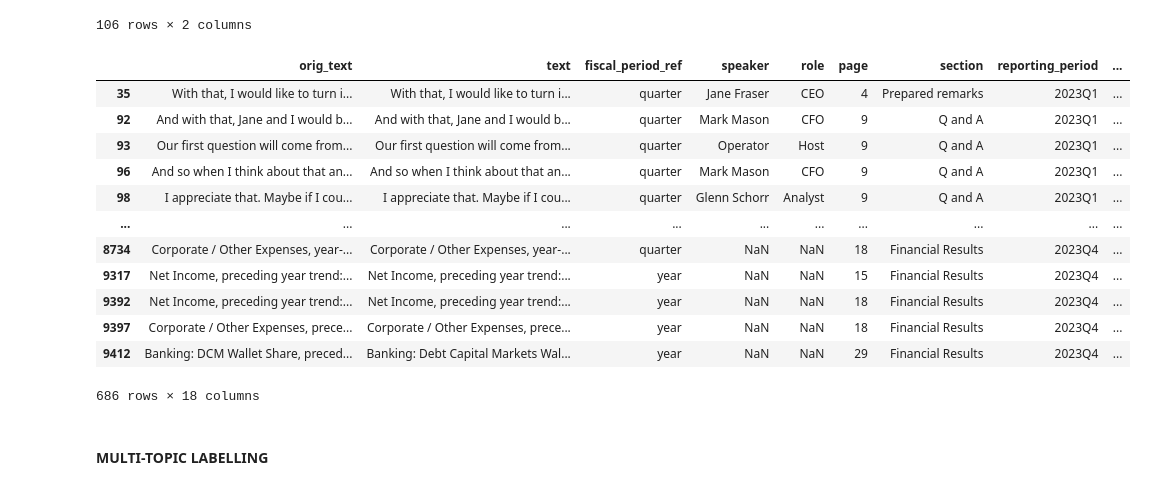
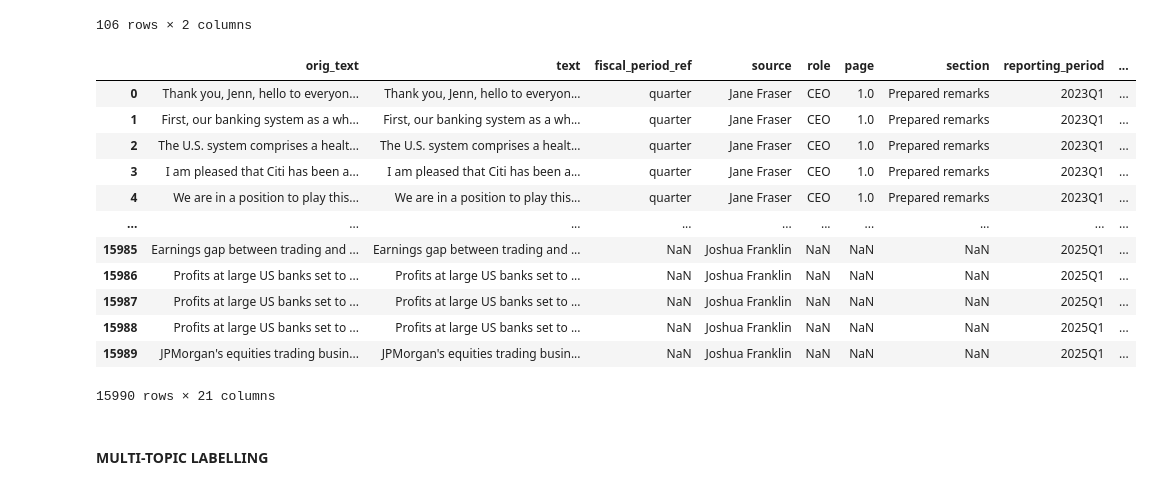
Before and after one commit to zr03/bank-of-eng-risk-monitoring, a Jupyter notebook: boe_risk_monitoring/nlp/nlp.ipynb, the cells around one changed output. Saved outputs shown, nothing was run; the diff lists cells and outputs as text; code cells hidden in the pictures.

```diff
--- a/boe_risk_monitoring/nlp/nlp.ipynb
+++ b/boe_risk_monitoring/nlp/nlp.ipynb
@@ -298,7 +323,7 @@ def label_sentiment_with_llm(chunk, bank, llm_backend, llm_model_name):
 	)
 	output = sentiment_llm.invoke()
 	label = output.sentiment_label
-	rationale = output.rationale
+	rationale = output.sentiment_rationale
 	print(f"Sentiment with respect to {bank}: {chunk.strip()} --> Label: {label}")
 	print(f"Rationale: {rationale}")
 	return label, rationale
@@ -945,16 +942,0 @@ df_all_text_topics[df_all_text_topics[['post_merge_topic_label', 'risk_category'
-# %%
-df_all_text_topics[df_all_text_topics[['post_merge_topic_label', 'risk_category']].isna().any(axis=1)]
-# %% [output]
-|  | orig_text | text | fiscal_period_ref | speaker | role | page | section | reporting_period | ... |
-| 35 | With that, I would like to turn i... | With that, I would like to turn i... | quarter | Jane Fraser | CEO | 4 | Prepared remarks | 2023Q1 | ... |
-| 92 | And with that, Jane and I would b... | And with that, Jane and I would b... | quarter | Mark Mason | CFO | 9 | Q and A | 2023Q1 | ... |
-| 93 | Our first question will come from... | Our first question will come from... | quarter | Operator | Host | 9 | Q and A | 2023Q1 | ... |
-| 96 | And so when I think about that an... | And so when I think about that an... | quarter | Mark Mason | CFO | 9 | Q and A | 2023Q1 | ... |
-| 98 | I appreciate that. Maybe if I cou... | I appreciate that. Maybe if I cou... | quarter | Glenn Schorr | Analyst | 9 | Q and A | 2023Q1 | ... |
-| ... | ... | ... | ... | ... | ... | ... | ... | ... | ... |
-| 8734 | Corporate / Other Expenses, year-... | Corporate / Other Expenses, year-... | quarter | NaN | NaN | 18 | Financial Results | 2023Q4 | ... |
-| 9317 | Net Income, preceding year trend:... | Net Income, preceding year trend:... | year | NaN | NaN | 15 | Financial Results | 2023Q4 | ... |
-| 9392 | Net Income, preceding year trend:... | Net Income, preceding year trend:... | year | NaN | NaN | 18 | Financial Results | 2023Q4 | ... |
-| 9397 | Corporate / Other Expenses, prece... | Corporate / Other Expenses, prece... | year | NaN | NaN | 18 | Financial Results | 2023Q4 | ... |
-| 9412 | Banking: DCM Wallet Share, preced... | Banking: Debt Capital Markets Wal... | year | NaN | NaN | 29 | Financial Results | 2023Q4 | ... |
-686 rows × 18 columns
@@ -960,0 +1029,30 @@ df_all_text_topics[df_all_text_topics[['post_merge_topic_label', 'risk_category'
+# %%
+def score_risk_categories_with_llm(chunk, llm_backend, llm_model_name):
+	"""Label a risk category using the LLM."""
+	prompt = _make_risk_category_scoring_prompt(chunk)
+	risk_label_llm = RiskLabellingLLM(
+		risk_labelling_prompt=prompt,
+		response_schema=RiskCategoryScoring,
+		backend=llm_backend,
+		model_name=llm_model_name,
+	)
+	risk_output = risk_label_llm.invoke()
+	risk_scores_dict = dict(risk_output)
+	# Reformat the risk scores dictionary to only include the risk scores while keeping rationale as is
+	risk_scores_dict = {k: v.risk_score if isinstance(v, RiskScore) else v for k, v in risk_scores_dict.items()}
+	return risk_scores_dict
+
+def label_risk_category_with_llm(chunk, llm_backend, llm_model_name):
+	"""Label a risk category using the LLM."""
+	prompt = _make_risk_category_labelling_prompt(chunk)
+	risk_label_llm = RiskLabellingLLM(
+		risk_labelling_prompt=prompt,
+		response_schema=RiskCategoryLabel,
+		backend=llm_backend,
+		model_name=llm_model_name,
+	)
+	risk_output = risk_label_llm.invoke()
+	risk_category_dict = dict(risk_output)
+	# time.sleep(10)  # Sleep for a few seconds to avoid hitting rate limits
+
+	return risk_category_dict
@@ -961,3 +1147,19 @@ df_all_text_topics[df_all_text_topics[['post_merge_topic_label', 'risk_category'
+# %%
+df_all_text_topics
+# %% [output]
+|  | orig_text | text | fiscal_period_ref | source | role | page | section | reporting_period | ... |
+| 0 | Thank you, Jenn, hello to everyon... | Thank you, Jenn, hello to everyon... | quarter | Jane Fraser | CEO | 1.0 | Prepared remarks | 2023Q1 | ... |
+| 1 | First, our banking system as a wh... | First, our banking system as a wh... | quarter | Jane Fraser | CEO | 1.0 | Prepared remarks | 2023Q1 | ... |
+| 2 | The U.S. system comprises a healt... | The U.S. system comprises a healt... | quarter | Jane Fraser | CEO | 1.0 | Prepared remarks | 2023Q1 | ... |
+| 3 | I am pleased that Citi has been a... | I am pleased that Citi has been a... | quarter | Jane Fraser | CEO | 1.0 | Prepared remarks | 2023Q1 | ... |
+| 4 | We are in a position to play this... | We are in a position to play this... | quarter | Jane Fraser | CEO | 1.0 | Prepared remarks | 2023Q1 | ... |
+| ... | ... | ... | ... | ... | ... | ... | ... | ... | ... |
+| 15985 | Earnings gap between trading and ... | Earnings gap between trading and ... | NaN | Joshua Franklin | NaN | NaN | NaN | 2025Q1 | ... |
+| 15986 | Profits at large US banks set to ... | Profits at large US banks set to ... | NaN | Joshua Franklin | NaN | NaN | NaN | 2025Q1 | ... |
+| 15987 | Profits at large US banks set to ... | Profits at large US banks set to ... | NaN | Joshua Franklin | NaN | NaN | NaN | 2025Q1 | ... |
+| 15988 | Profits at large US banks set to ... | Profits at large US banks set to ... | NaN | Joshua Franklin | NaN | NaN | NaN | 2025Q1 | ... |
+| 15989 | JPMorgan's equities trading busin... | JPMorgan's equities trading busin... | NaN | Joshua Franklin | NaN | NaN | NaN | 2025Q1 | ... |
+15990 rows × 21 columns
 # %% [markdown]
 #### **MULTI-TOPIC LABELLING**
 # %%
```
Also changed, not shown: parts of 43 cells of this notebook, 24 other files.
